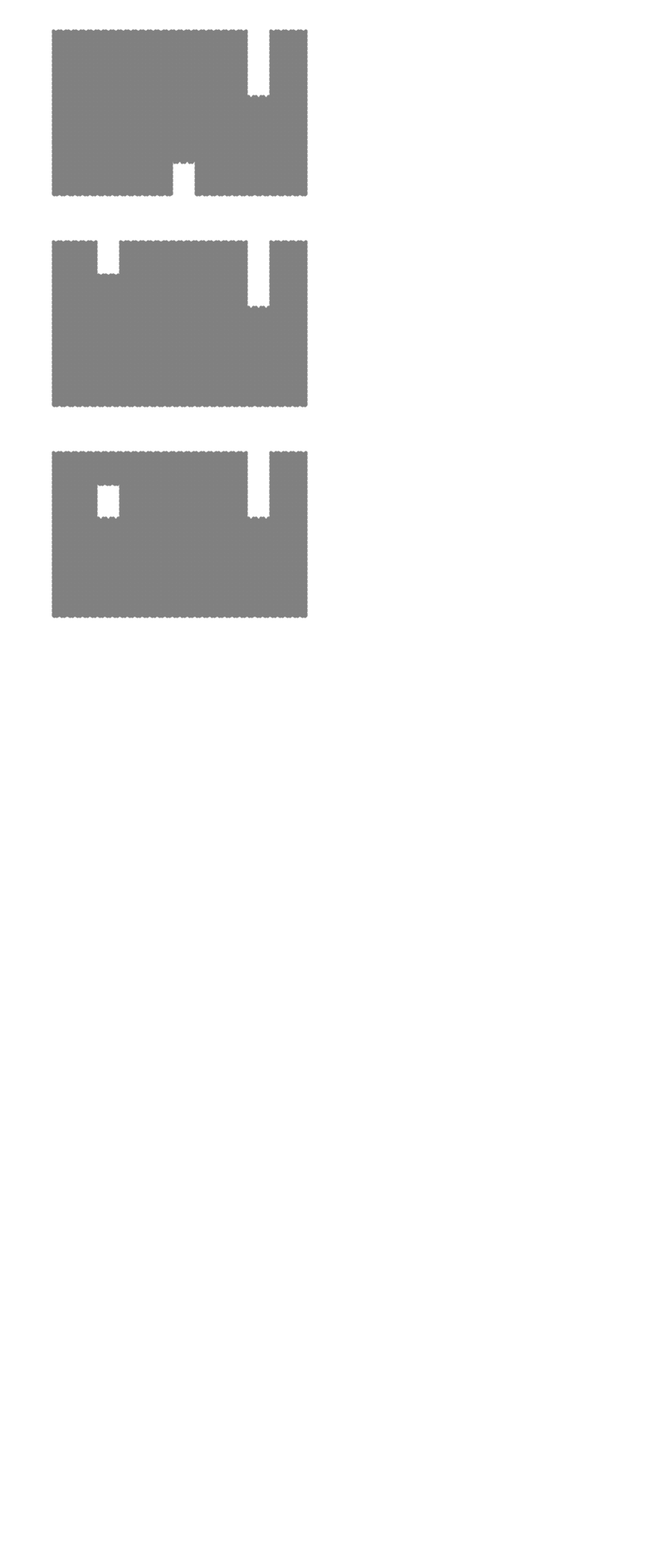
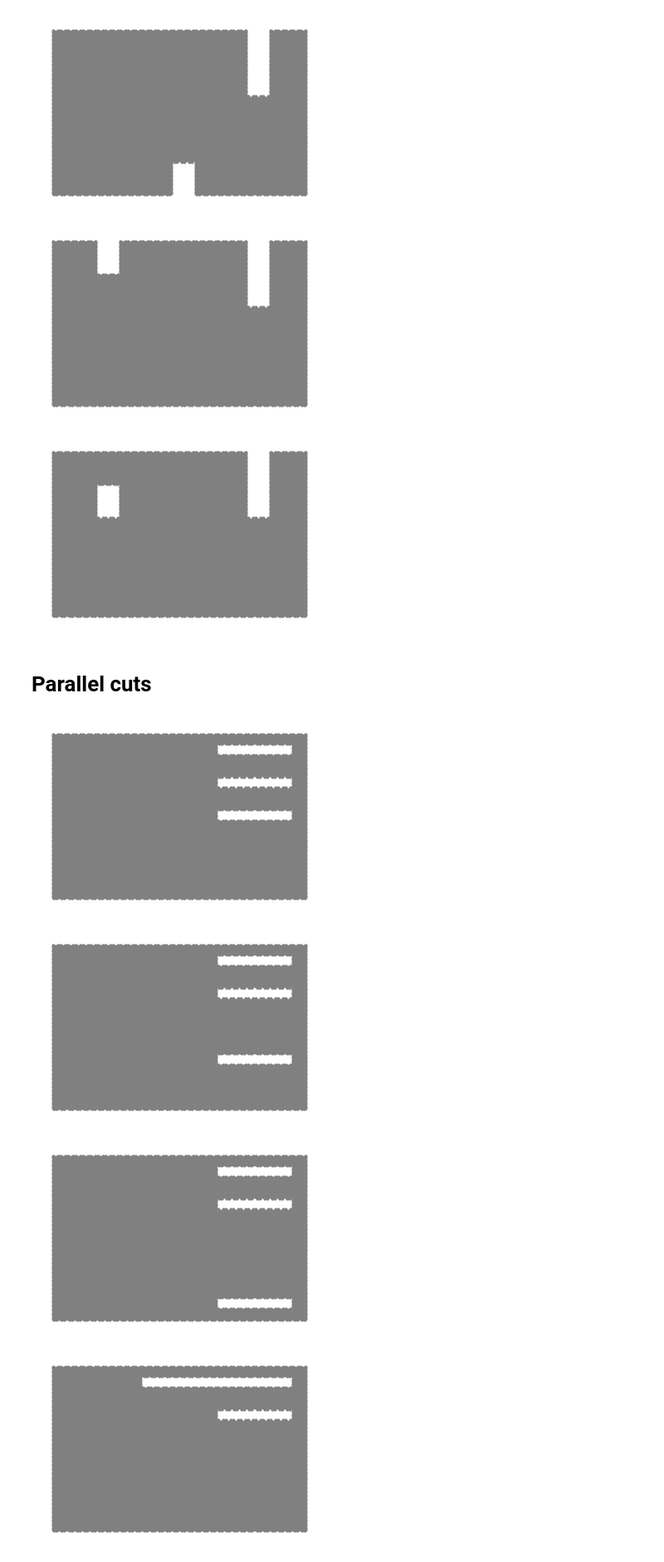
Before and after one commit to phanakata/ML_for_kirigami_design, a Jupyter notebook: generate_LAMMPS_input/generate_LAMMPS_configuration_input.ipynb, the cells around one changed output. Shown at 83% size. Cells and saved outputs as stored; diff of their text form; code cells hidden in the pictures; blank space fills up the shorter version.

```diff
--- a/generate_LAMMPS_input/generate_LAMMPS_configuration_input.ipynb
+++ b/generate_LAMMPS_input/generate_LAMMPS_configuration_input.ipynb
@@ -88,7 +90,7 @@ data_base=[]
 for rd in range(start, end, 4):
 
     #file name
-    filename = "geo.kirigami_d0.20_sAC_"
+    filename = "geo.kirigami_d0.20_sAC_orthgonal"
 
     stringsBinary = listBinary[rd]
     cutConfigurations = toArray(stringsBinary)
@@ -154,3 +156,5 @@ for j in range(0, 10):
 [figure]
 [figure]
 [figure]
+# %% [markdown]
+# Parallel cuts
@@ -156,0 +211,35 @@ for j in range(0, 10):
+# %%
+"""
+Function to visualize kirigami
+"""
+import matplotlib.pyplot as plt
+
+fig = plt.figure()
+#sns.set_context("paper", font_scale=2, rc={"lines.linewidth": 2.5})
+
+
+#for j in range(len(listAll)):
+for j in range(0, 10):
+    #j=0
+    listAtoms = listAll[j]
+    X = np.zeros(len(listAtoms))
+    Y = np.zeros(len(listAtoms))
+    Z = np.zeros(len(listAtoms))
+    for i in  range(len(listAtoms)):
+        X[i] = listAtoms[i][0]
+        Y[i] = listAtoms[i][1]
+        Z[i] = listAtoms[i][2]
+
+    plt.scatter(X, Y, alpha=1, s=10, color='grey')
+    #plt.xlabel('X(A)')
+    #plt.ylabel('Y(A)')
+    plt.tick_params(top='off', bottom='off', left='off', right='off', labelleft='off', labelbottom='off')
+    #fig.patch.set_visible(False)
+    for spine in plt.gca().spines.values():
+        spine.set_visible(False)
+    plt.show()
+# %% [output]
+[figure, added]
+[figure, added]
+[figure, added]
+[figure, added]
```
Also changed, not shown: parts of 3 cells of this notebook, 1 other file.
